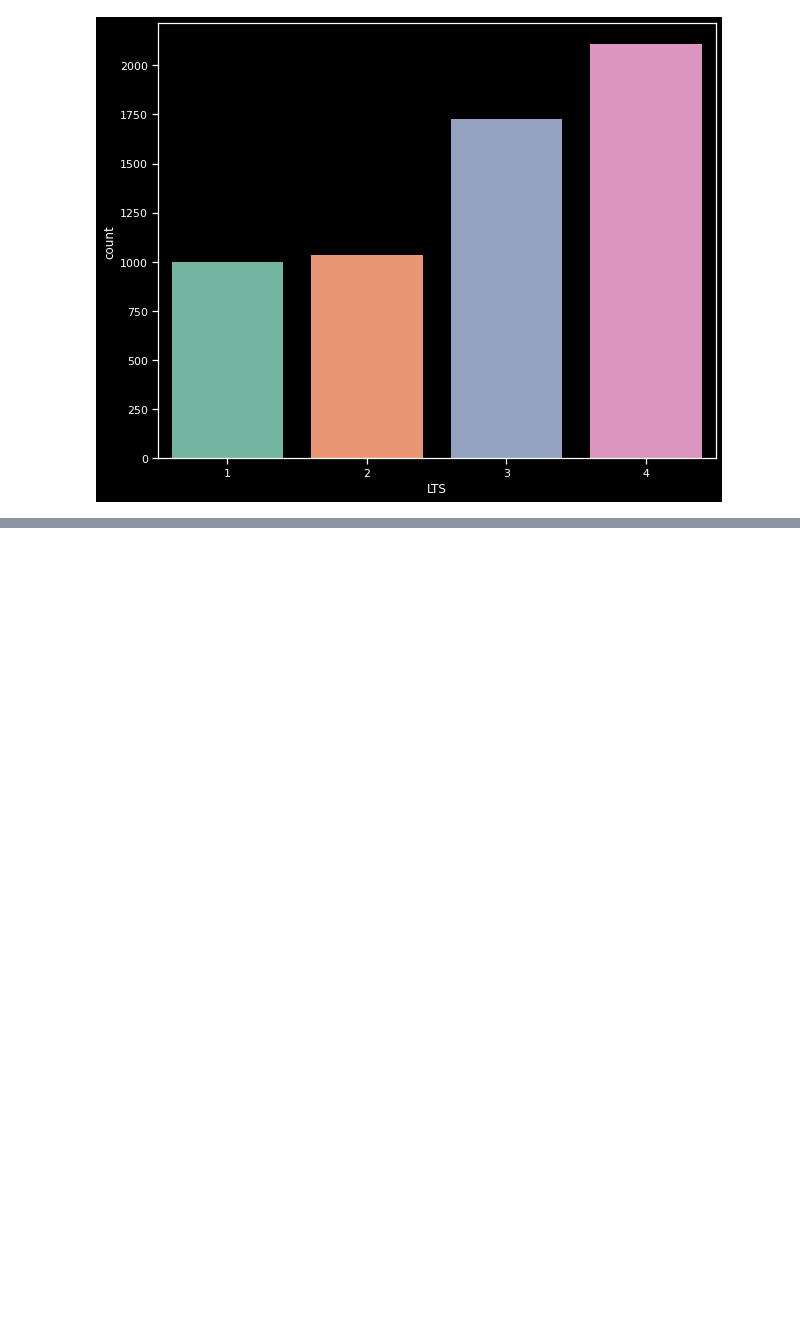
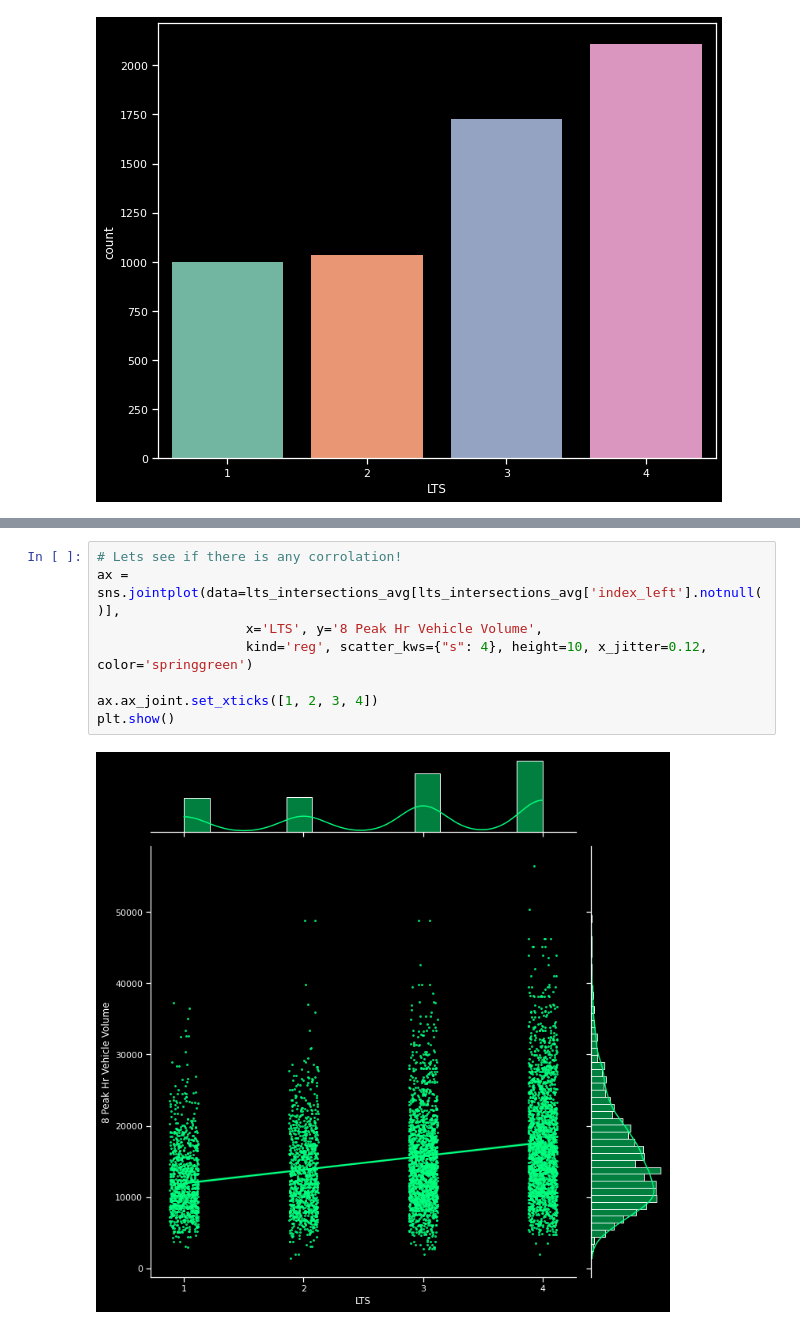
Before and after one commit to KeaganHRankin/Cycle-Classifier, a Jupyter notebook: edanalysis/eda_intersection_volume.ipynb, the cells around one changed output, grey strips where cells are left out. Saved outputs shown, nothing was run; the diff lists cells and outputs as text; blank space fills up the shorter version.

```diff
--- a/edanalysis/eda_intersection_volume.ipynb
+++ b/edanalysis/eda_intersection_volume.ipynb
@@ -389,0 +393,10 @@ plt.show()
+# %%
+# Lets see if there is any corrolation!
+ax = sns.jointplot(data=lts_intersections_avg[lts_intersections_avg['index_left'].notnull()],
+                   x='LTS', y='8 Peak Hr Vehicle Volume',
+                   kind='reg', scatter_kws={"s": 4}, height=10, x_jitter=0.12, color='springgreen')
+
+ax.ax_joint.set_xticks([1, 2, 3, 4])
+plt.show()
+# %% [output]
+[figure, added]
```
Also changed, not shown: parts of 5 cells of this notebook.
